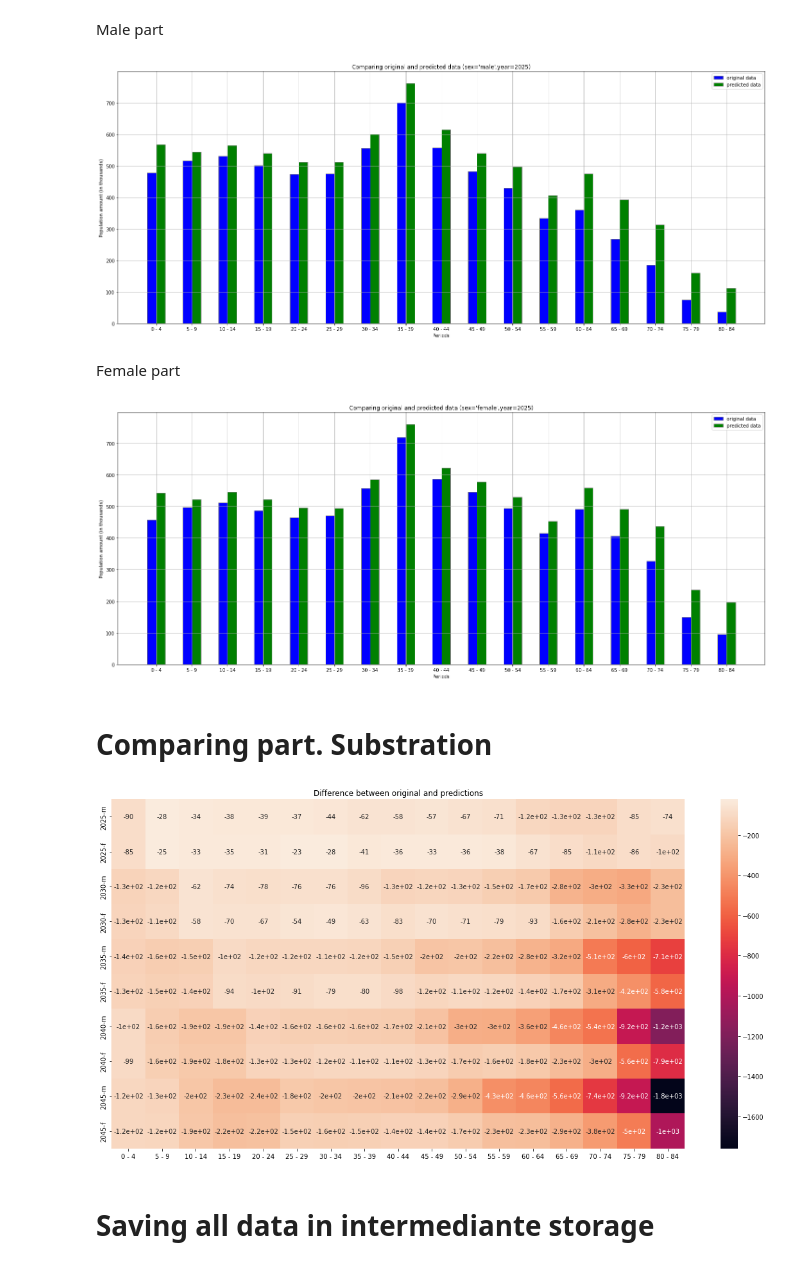
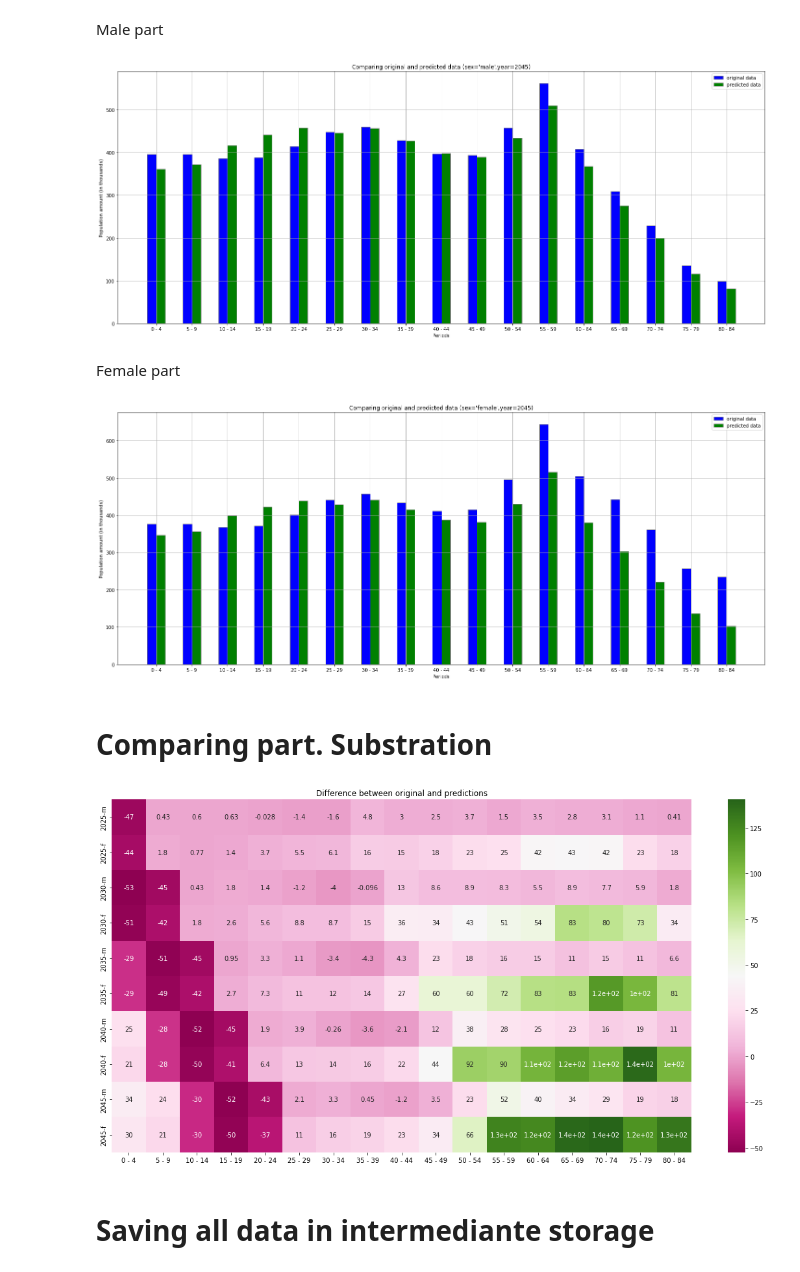
Before and after one commit to bogya345/DiscModel_labs, a Jupyter notebook: lab1.ipynb, the cells around one changed output. Cells and saved outputs as stored; diff of their text form; code cells hidden in the pictures.

```diff
--- a/lab1.ipynb
+++ b/lab1.ipynb
@@ -331,5 +370,46 @@ model_cols = cols_ext_period
 print(model_cols)
 # %% [output]
 ['Reference_date', 'Sex', '0 - 4', '5 - 9', '10 - 14', '15 - 19', '20 - 24', '25 - 29', '30 - 34', '35 - 39', '40 - 44', '45 - 49', '50 - 54', '55 - 59', '60 - 64', '65 - 69', '70 - 74', '75 - 79', '8 ...
+# %%
+# args -
+def model_both(coef_fertility, coef_bg_ratio, surv_rate_m, surv_rate_f, prev_record_m, prev_record_f, period_labels=cols_period):
+    # res = pd.DataFrame([], columns=model_cols)
+    # res.Reference_date = start_year
+
+    resm = []
+    resf = []
+
+    resm.append(prev_record_m[0]+5)
+    resf.append(prev_record_f[0]+5)
+
+    resm.append('m')
+    resf.append('f')
+
+    tmpm = []
+    for prev_period, rate in zip(prev_record_m[2:], surv_rate_m[1:]):
+        alive_predict_m = (prev_period * rate)
+
+        tmpm.append(alive_predict_m)
+        continue
+
+    tmpf = []
+    for prev_period, rate in zip(prev_record_f[2:], surv_rate_f[1:]):
+        alive_predict_f = (prev_period * rate)
+
+        tmpf.append(alive_predict_f)
+        continue
+
+    women_amount = sum(tmpf[5:9])
+
+    birthsm = (women_amount * coef_fertility) * coef_bg_ratios[0]
+    resm.append(birthsm)
+
+    birthsf = (women_amount * coef_fertility) * coef_bg_ratios[1]
+    resf.append(birthsf)
+
+    [resm.append(i) for i in tmpm]
+    [resf.append(i) for i in tmpf]
+
+    return resm, resf
 # %%
 # args -
@@ -418,7 +504,7 @@ pred = pd.DataFrame([], columns=cols_ext_period)
 
 for i in range(iters):
 
-    pred_male, pred_female = model(
+    pred_male, pred_female = model_both(
         coef_fertility=coef_fertility,
         coef_bg_ratio=coef_bg_ratios,
         surv_rate_m=surv_rate_m.values[0], surv_rate_f=surv_rate_f.values[0],
@@ -573,25 +681,25 @@ barring_compare_single(d_both, pred_both, lambda t: t['Reference_date']==2025, t
 Male part
 # %%
 # plotting_compare_single(d, pred, lambda t: (t['Sex']=='m')&(t['Reference_date']==2025), title="Comparing original and predicted data (sex='male',year=2025)")
-barring_compare_single(d, pred, lambda t: (t['Sex']=='m')&(t['Reference_date']==2025), title="Comparing original and predicted data (sex='male',year=2025)")
+barring_compare_single(d, pred, lambda t: (t['Sex']=='m')&(t['Reference_date']==2045), title="Comparing original and predicted data (sex='male',year=2045)")
 # %% [output]
-[figure, old version]
+[figure, new version]
 # %% [markdown]
 Female part
 # %%
 # plotting_compare_single(d, pred, lambda t: (t['Sex']=='f')&(t['Reference_date']==2025), title="Comparing original and predicted data (sex='female',year=2025)")
-barring_compare_single(d, pred, lambda t: (t['Sex']=='f')&(t['Reference_date']==2025), title="Comparing original and predicted data (sex='female',year=2025)")
+barring_compare_single(d, pred, lambda t: (t['Sex']=='f')&(t['Reference_date']==2045), title="Comparing original and predicted data (sex='female',year=2045)")
 # %% [output]
-[figure, old version]
+[figure, new version]
 # %% [markdown]
 # Comparing part. Substration
 # %%
 plt.figure(1, figsize=(20,10))
-heat = sns.heatmap(compare_heat, annot=True)
+heat = sns.heatmap(compare_heat, annot=True, cmap='PiYG')
 plt.title('Difference between original and predictions')
 plt.show()
 # %% [output]
-[figure, old version]
+[figure, new version]
 # %%
 # plot с линиями (для каждого года)
 # %% [markdown]
```
Also changed, not shown: parts of 18 cells of this notebook.
